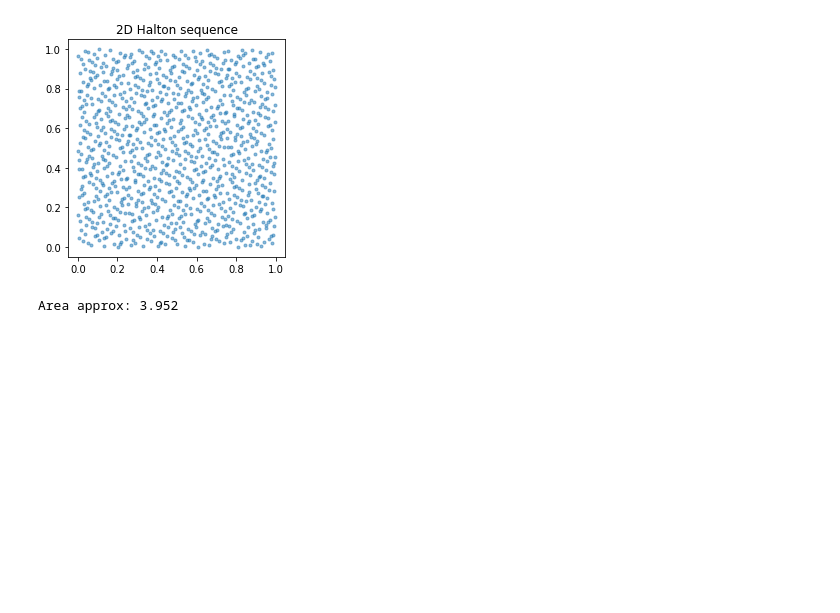
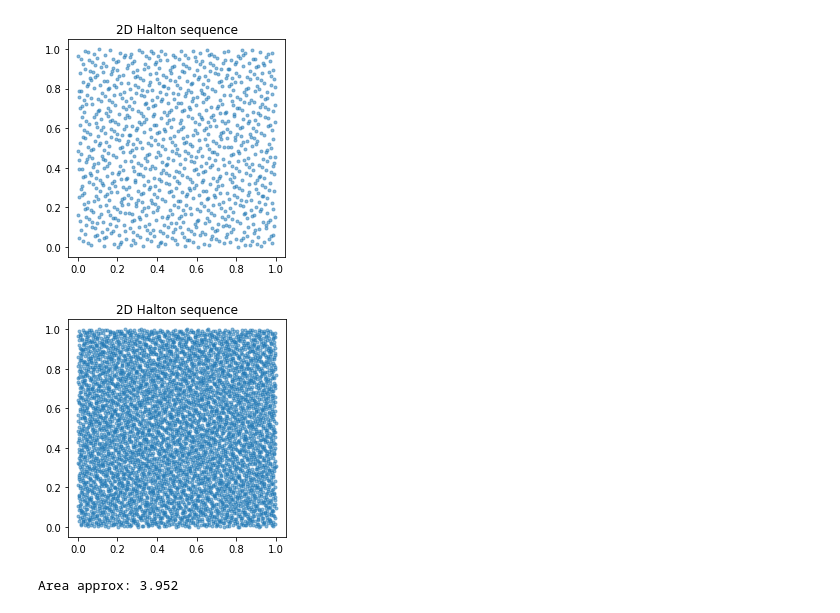
Before and after one commit to efburgosr/MetNumUN2021II, a Jupyter notebook: Lab6/Grupo_5_MontecarloAreas.ipynb, the cells around one changed output. Drawn from its saved outputs; the diff is of its cells as text; code cells hidden in the pictures; blank space fills up the shorter version.

```diff
--- a/Lab6/Grupo_5_MontecarloAreas.ipynb
+++ b/Lab6/Grupo_5_MontecarloAreas.ipynb
@@ -114,0 +151,6 @@ Standard Monte Carlo result: -15.534478362856014
+# %%
+import sympy
+x = sympy.Symbol("x")
+i = sympy.integrate(2*x**3 * sympy.sin(x)**3)
+print(i)
+print(float(i.subs(x, 6) - i.subs(x, 2)))
@@ -276,6 +447,32 @@ def halton(dim: int, nbpts: int):
 
             h[j*dim + i] = sum_
     return h.reshape(nbpts, dim)
+# %%
+import matplotlib.pyplot as plt
+import numpy
+import math
+
+# adapted from https://mail.scipy.org/pipermail/scipy-user/2013-June/034744.html
+def halton(dim: int, nbpts: int):
+    h = numpy.full(nbpts * dim, numpy.nan)
+    p = numpy.full(nbpts, numpy.nan)
+    P = [2, 3, 5, 7, 11, 13, 17, 19, 23, 29, 31]
+    lognbpts = math.log(nbpts + 1)
+    for i in range(dim):
+        b = P[i]
+        n = int(math.ceil(lognbpts / math.log(b)))
+        for t in range(n):
+            p[t] = pow(b, -(t + 1))
+
+        for j in range(nbpts):
+            d = j + 1
+            sum_ = math.fmod(d, b) * p[0]
+            for t in range(1, n):
+                d = math.floor(d / b)
+                sum_ += math.fmod(d, b) * p[t]
+
+            h[j*dim + i] = sum_
+    return h.reshape(nbpts, dim)
 # %%
 N = 1000
 seq = halton(2, N)
@@ -286,6 +483,16 @@ plt.axes().set_aspect('equal')
 plt.scatter(seq[:,0], seq[:,1], marker=".", alpha=0.5);
 # %% [output]
 [figure]
+# %%
+N = 5000
+seq = halton(2, N)
+plt.title("2D Halton sequence")
+# Note: we use "alpha=0.5" in the scatterplot so that the plotted points are semi-transparent
+# (alpha-transparency of 0.5 out of 1), so that we can see when any points are superimposed.
+plt.axes().set_aspect('equal')
+plt.scatter(seq[:,0], seq[:,1], marker=".", alpha=0.5);
+# %% [output]
+[figure, added]
 # %%
 N = 1000
 seq = halton(2, N)
```
Also changed, not shown: parts of 25 cells of this notebook.
